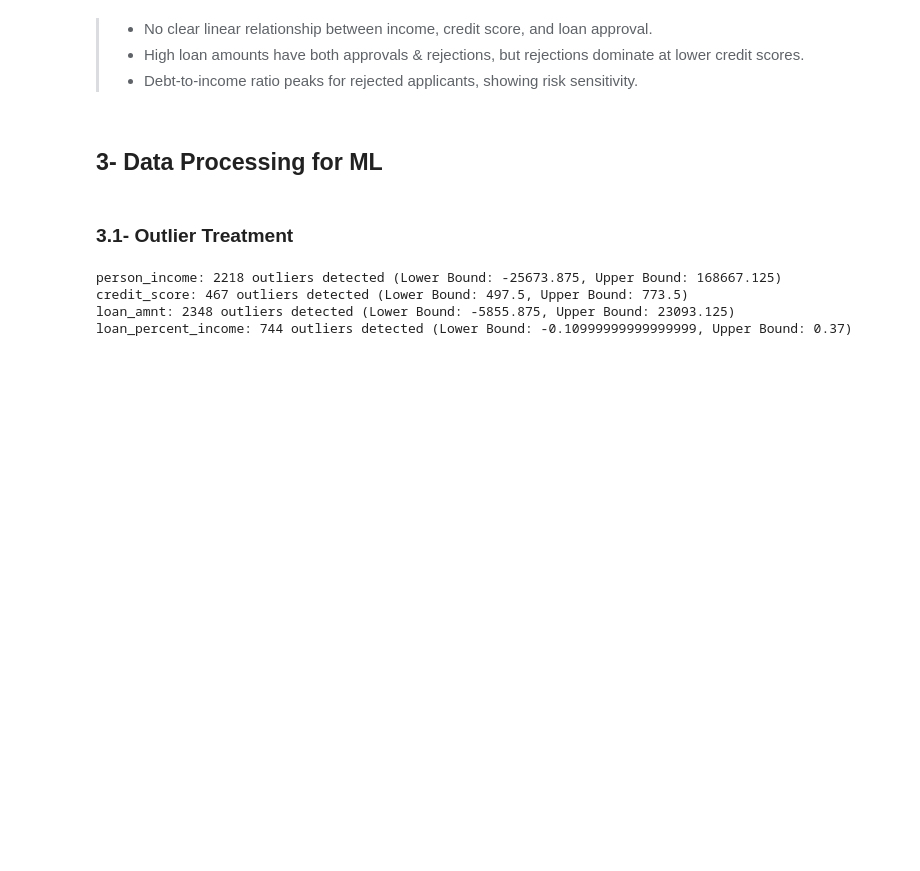
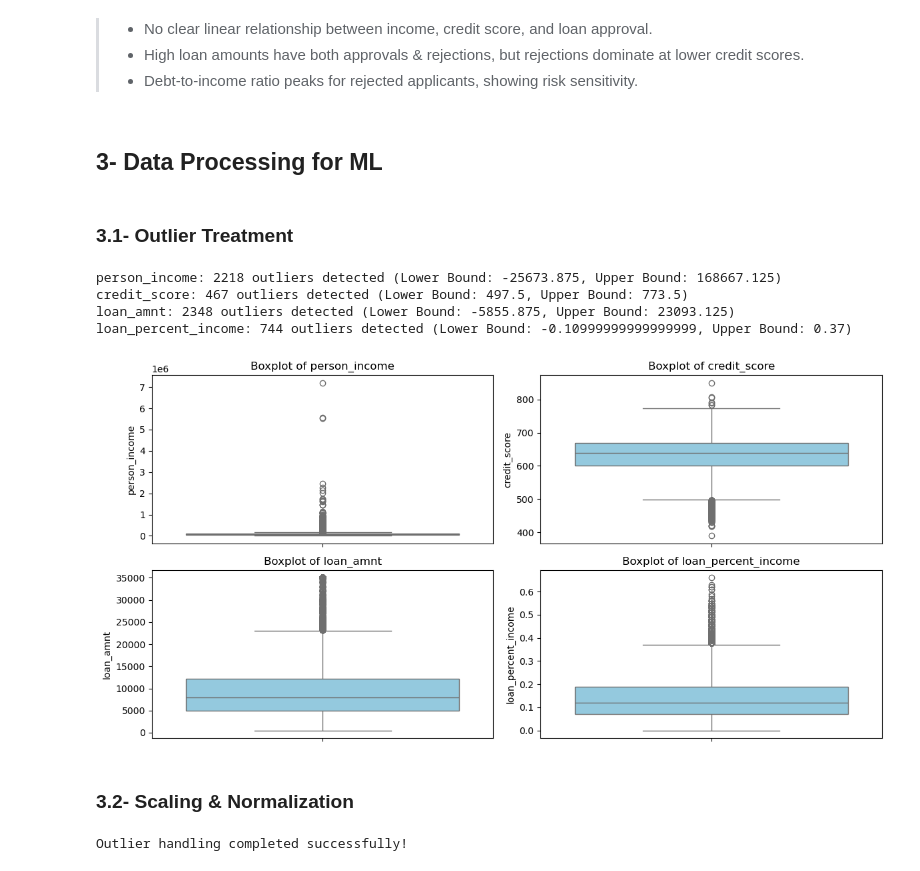
Before and after one commit to khan-asim-88/Loan-Approval-Prediction-Using-Machine-Learning, a Jupyter notebook: Loan_Approval_Prediction.ipynb, the cells around one changed output. Saved outputs shown, nothing was run; the diff lists cells and outputs as text; code cells hidden in the pictures; blank space fills up the shorter version.

Commit message:
Scaling & Normalization

```diff
--- a/Loan_Approval_Prediction.ipynb
+++ b/Loan_Approval_Prediction.ipynb
@@ -471,3 +471,16 @@ person_income: 2218 outliers detected (Lower Bound: -25673.875, Upper Bound: 168
 credit_score: 467 outliers detected (Lower Bound: 497.5, Upper Bound: 773.5)
 loan_amnt: 2348 outliers detected (Lower Bound: -5855.875, Upper Bound: 23093.125)
 loan_percent_income: 744 outliers detected (Lower Bound: -0.10999999999999999, Upper Bound: 0.37)
+# %%
+# Boxplot Visualization
+plt.figure(figsize=(12, 6))
+for i, feature in enumerate(features, 1):
+    plt.subplot(2, 2, i)
+    sns.boxplot(y=loan_data[feature], color='skyblue')
+    plt.title(f'Boxplot of {feature}')
+plt.tight_layout()
+plt.show()
+# %% [output]
+[figure, added]
+# %% [markdown]
+### 3.2- Scaling & Normalization
@@ -473,0 +489,16 @@ loan_percent_income: 744 outliers detected (Lower Bound: -0.10999999999999999, U
+# %%
+# **1️⃣ Log Transformation for Income & Loan Amount (to reduce skewness)**
+loan_data_processing['person_income'] = np.log1p(loan_data_processing['person_income'])  # log1p handles zero values
+loan_data_processing['loan_amnt'] = np.log1p(loan_data_processing['loan_amnt'])
+
+# **2️⃣ Winsorization (Capping) for Credit Score**
+lower_cap, upper_cap = 500, 770  # Based on IQR bounds
+loan_data_processing['credit_score'] = np.clip(loan_data_processing['credit_score'], lower_cap, upper_cap)
+
+# **3️⃣ Robust Scaler for Debt-to-Income Ratio (Normalization while keeping outliers)**
+scaler = RobustScaler()
+loan_data_processing['loan_percent_income'] = scaler.fit_transform(loan_data_processing[['loan_percent_income']])
+
+print("Outlier handling completed successfully!")
+# %% [output]
+Outlier handling completed successfully!
```
Also changed, not shown: parts of 8 cells of this notebook.
